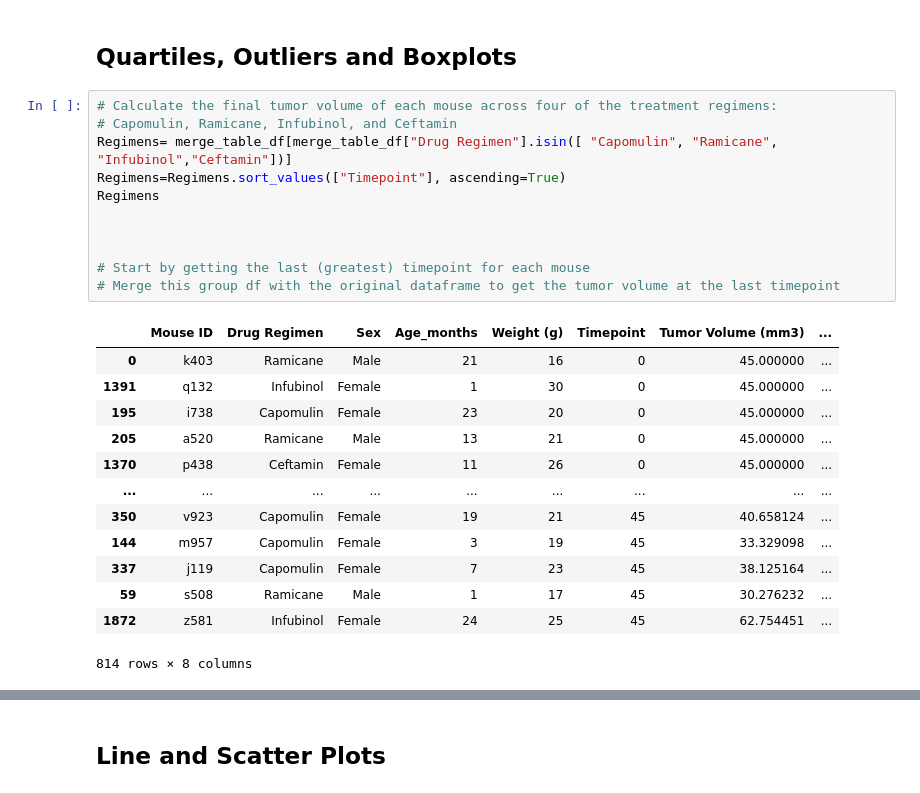
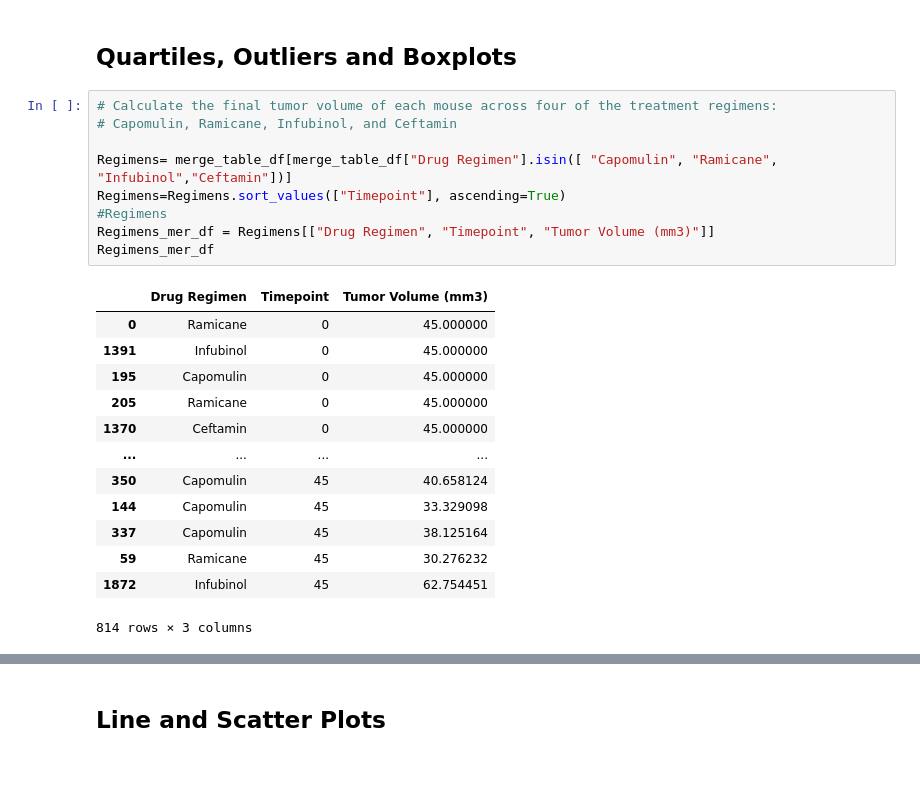
Before and after one commit to strongmachine/Matplotlib_Challenge, a Jupyter notebook: 05-Matplotlib/Instructions/Pymaceuticals/pymaceuticals_starter.ipynb, the cells around one changed output, grey strips where cells are left out. Cells and saved outputs as stored; diff of their text form.

```diff
--- a/05-Matplotlib/Instructions/Pymaceuticals/pymaceuticals_starter.ipynb
+++ b/05-Matplotlib/Instructions/Pymaceuticals/pymaceuticals_starter.ipynb
@@ -246,25 +246,23 @@ merge_table_df.head()
 # %%
 # Calculate the final tumor volume of each mouse across four of the treatment regimens:
 # Capomulin, Ramicane, Infubinol, and Ceftamin
+
 Regimens= merge_table_df[merge_table_df["Drug Regimen"].isin([ "Capomulin", "Ramicane", "Infubinol","Ceftamin"])]
 Regimens=Regimens.sort_values(["Timepoint"], ascending=True)
-Regimens
-
-
-
-# Start by getting the last (greatest) timepoint for each mouse
-# Merge this group df with the original dataframe to get the tumor volume at the last timepoint
+#Regimens
+Regimens_mer_df = Regimens[["Drug Regimen", "Timepoint", "Tumor Volume (mm3)"]]
+Regimens_mer_df
 # %% [output]
-|  | Mouse ID | Drug Regimen | Sex | Age_months | Weight (g) | Timepoint | Tumor Volume (mm3) | ... |
-| 0 | k403 | Ramicane | Male | 21 | 16 | 0 | 45.000000 | ... |
-| 1391 | q132 | Infubinol | Female | 1 | 30 | 0 | 45.000000 | ... |
-| 195 | i738 | Capomulin | Female | 23 | 20 | 0 | 45.000000 | ... |
-| 205 | a520 | Ramicane | Male | 13 | 21 | 0 | 45.000000 | ... |
-| 1370 | p438 | Ceftamin | Female | 11 | 26 | 0 | 45.000000 | ... |
-| ... | ... | ... | ... | ... | ... | ... | ... | ... |
-| 350 | v923 | Capomulin | Female | 19 | 21 | 45 | 40.658124 | ... |
-| 144 | m957 | Capomulin | Female | 3 | 19 | 45 | 33.329098 | ... |
-| 337 | j119 | Capomulin | Female | 7 | 23 | 45 | 38.125164 | ... |
-| 59 | s508 | Ramicane | Male | 1 | 17 | 45 | 30.276232 | ... |
-| 1872 | z581 | Infubinol | Female | 24 | 25 | 45 | 62.754451 | ... |
+|  | Drug Regimen | Timepoint | Tumor Volume (mm3) |
+| 0 | Ramicane | 0 | 45.000000 |
+| 1391 | Infubinol | 0 | 45.000000 |
+| 195 | Capomulin | 0 | 45.000000 |
+| 205 | Ramicane | 0 | 45.000000 |
+| 1370 | Ceftamin | 0 | 45.000000 |
+| ... | ... | ... | ... |
+| 350 | Capomulin | 45 | 40.658124 |
+| 144 | Capomulin | 45 | 33.329098 |
+| 337 | Capomulin | 45 | 38.125164 |
+| 59 | Ramicane | 45 | 30.276232 |
+| 1872 | Infubinol | 45 | 62.754451 |
-814 rows × 8 columns
+814 rows × 3 columns
```
Also changed, not shown: parts of 12 cells of this notebook.
